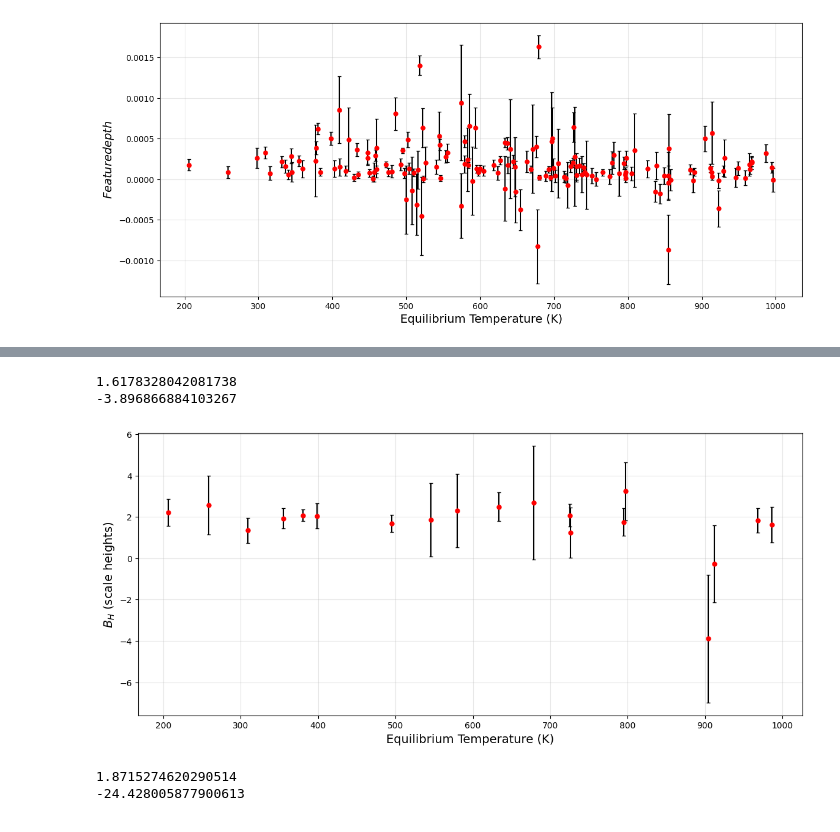
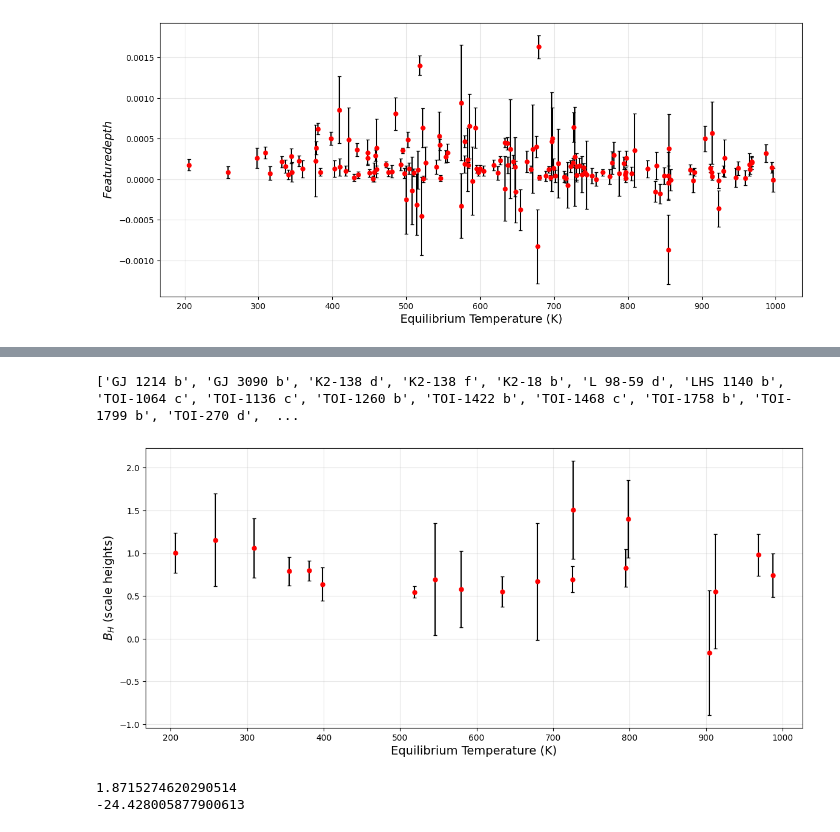
Before and after one commit to JackDavidMaher/Group-Studies---Exoplanets, a Jupyter notebook: Code/Miles_comparison_code.ipynb, the cells around one changed output, grey strips where cells are left out. Drawn from its saved outputs; the diff is of its cells as text; code cells hidden in the pictures.

```diff
--- a/Code/Miles_comparison_code.ipynb
+++ b/Code/Miles_comparison_code.ipynb
@@ -142,23 +130,22 @@ Bin 9: 917.4K - 996.4K | Best planets: ['TOI-1136 c', 'TOI-969 b']
 # %%
-array_1= pd.read_csv('Data/results_2026_02_24__16_53.csv', comment='#')
-print(np.mean(array_1.iloc[:,5]))
+array_1= pd.read_csv('Data/results/results_2026_02_26__15_50.csv')
+
+print(list(array_1['# File_Name']))
 #array_1= array_1[mask]
-print(min(array_1.iloc[:,5]))
 plt.figure(figsize=(14,6))
 plt.errorbar(array_1.iloc[:,1], array_1.iloc[:,5],array_1.iloc[:,6],fmt='o',markersize=5,
                      color='red', ecolor= 'black',capsize=2,label='Feature bin')
 #plt.scatter(array_1[:,1], array_1[:,3])
 #plt.ylim(-100,100)
 plt.xlabel('Equilibrium Temperature (K)', fontsize=14)
 plt.ylabel('$B_H$ (scale heights)', fontsize=14)
 plt.grid(True, which='major', alpha=0.3, linestyle='-', linewidth=0.8)
 plt.grid(True, which='minor', alpha=0.15, linestyle=':', linewidth=0.5)
 
 plt.show()
 # %% [output]
-1.6178328042081738
--3.896866884103267
+['GJ 1214 b', 'GJ 3090 b', 'K2-138 d', 'K2-138 f', 'K2-18 b', 'L 98-59 d', 'LHS 1140 b', 'TOI-1064 c', 'TOI-1136 c', 'TOI-1260 b', 'TOI-1422 b', 'TOI-1468 c', 'TOI-1758 b', 'TOI-1799 b', 'TOI-270 d',  ...
-[figure, old version]
+[figure, new version]
 # %%
 array_1= pd.read_csv(r'C:\Users\Miles\OneDrive\Documents\uni stuff\Year 3\Group studies\Group-Studies---Exoplanets\Code\Data\results_2026_02_20__16_44.csv', comment='#')
 print(np.mean(array_1.iloc[:,5]))
```
Also changed, not shown: parts of 1 cell of this notebook, 1 other file.
